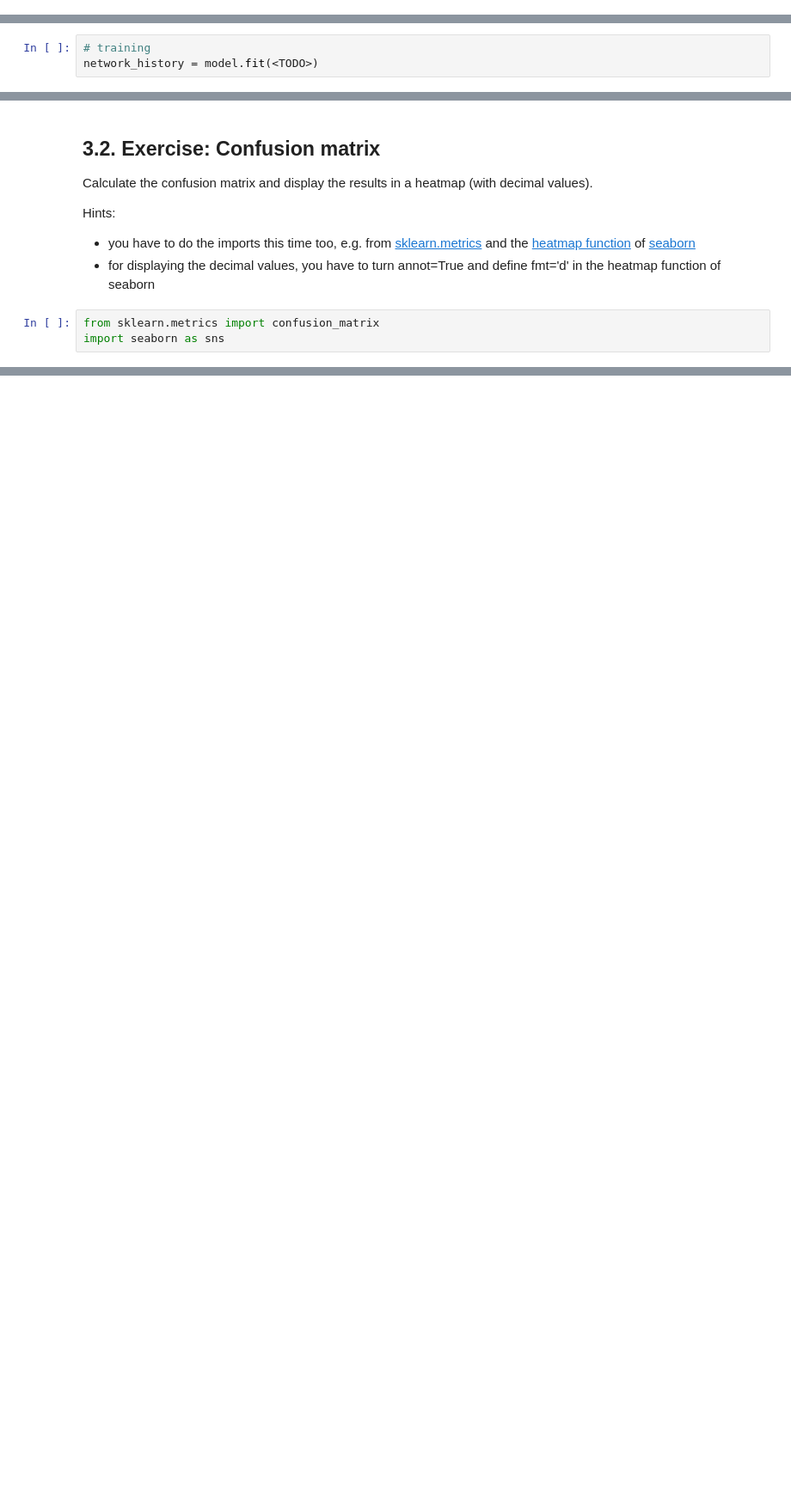
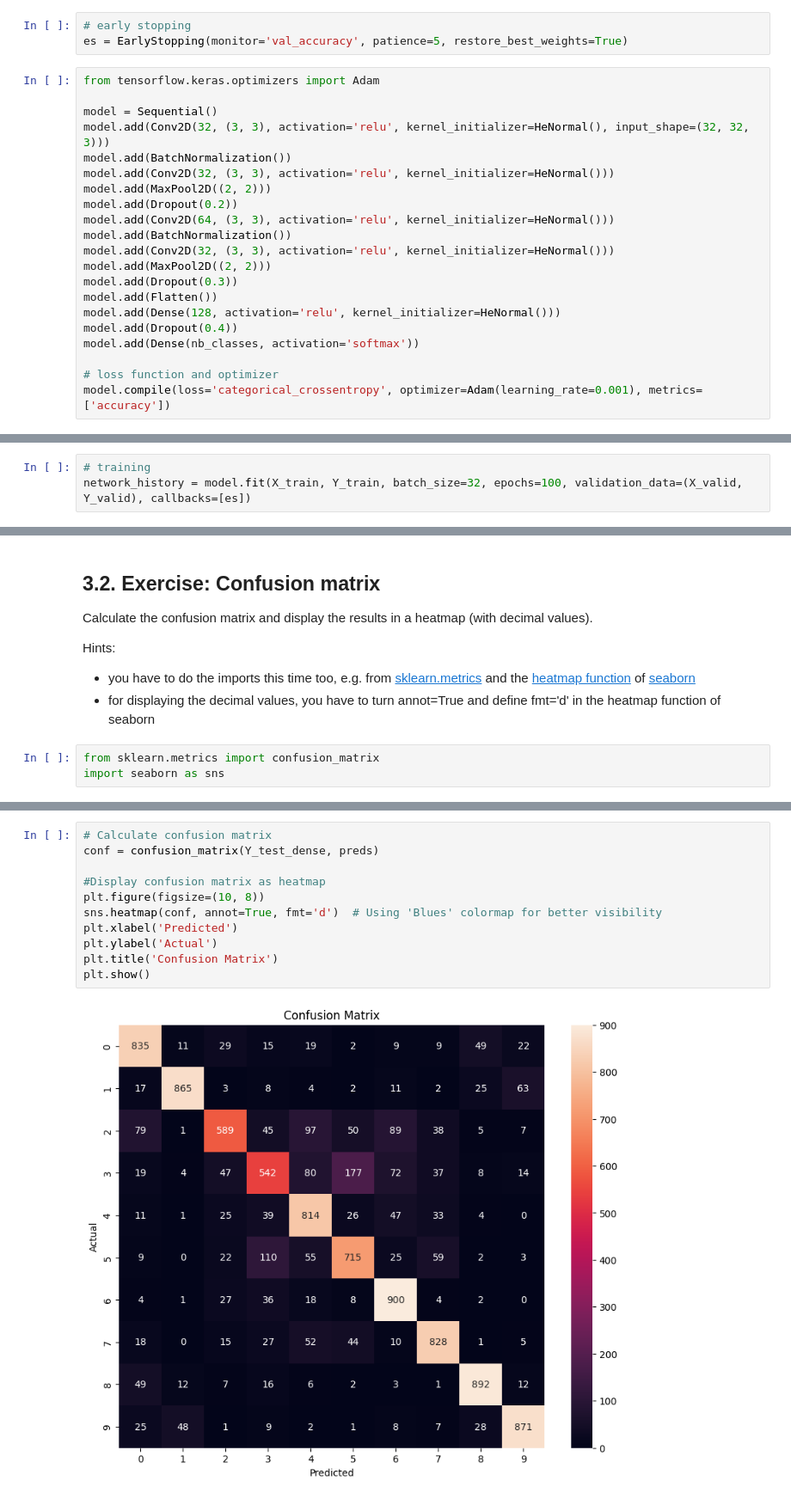
Before and after one commit to MateoVB/AIT-Deep-Learning, a Jupyter notebook: Mateo_07_AIT_CNN_CIFAR10_exercise.ipynb, the cells around one changed output, grey strips where cells are left out. Shown at 86% size. Drawn from its saved outputs; the diff is of its cells as text; blank space fills up the shorter version.

Commit message:
Trained & graphed

```diff
--- a/Mateo_07_AIT_CNN_CIFAR10_exercise.ipynb
+++ b/Mateo_07_AIT_CNN_CIFAR10_exercise.ipynb
@@ -96,0 +83,24 @@ model.summary()
+# %%
+# early stopping
+es = EarlyStopping(monitor='val_accuracy', patience=5, restore_best_weights=True)
+# %%
+from tensorflow.keras.optimizers import Adam
+
+model = Sequential()
+model.add(Conv2D(32, (3, 3), activation='relu', kernel_initializer=HeNormal(), input_shape=(32, 32, 3)))
+model.add(BatchNormalization())
+model.add(Conv2D(32, (3, 3), activation='relu', kernel_initializer=HeNormal()))
+model.add(MaxPool2D((2, 2)))
+model.add(Dropout(0.2))
+model.add(Conv2D(64, (3, 3), activation='relu', kernel_initializer=HeNormal()))
+model.add(BatchNormalization())
+model.add(Conv2D(32, (3, 3), activation='relu', kernel_initializer=HeNormal()))
+model.add(MaxPool2D((2, 2)))
+model.add(Dropout(0.3))
+model.add(Flatten())
+model.add(Dense(128, activation='relu', kernel_initializer=HeNormal()))
+model.add(Dropout(0.4))
+model.add(Dense(nb_classes, activation='softmax'))
+
+# loss function and optimizer
+model.compile(loss='categorical_crossentropy', optimizer=Adam(learning_rate=0.001), metrics=['accuracy'])
@@ -101,3 +138,3 @@ print("#trainable parameters:",model.count_params())
 # %%
 # training
-network_history = model.fit(<TODO>)
+network_history = model.fit(X_train, Y_train, batch_size=32, epochs=100, validation_data=(X_valid, Y_valid), callbacks=[es])
@@ -142,0 +207,13 @@ sns.heatmap(<TODO>)
+# %%
+# Calculate confusion matrix
+conf = confusion_matrix(Y_test_dense, preds)
+
+#Display confusion matrix as heatmap
+plt.figure(figsize=(10, 8))
+sns.heatmap(conf, annot=True, fmt='d')  # Using 'Blues' colormap for better visibility
+plt.xlabel('Predicted')
+plt.ylabel('Actual')
+plt.title('Confusion Matrix')
+plt.show()
+# %% [output]
+[figure, added]
```
Also changed, not shown: parts of 12 cells of this notebook.
